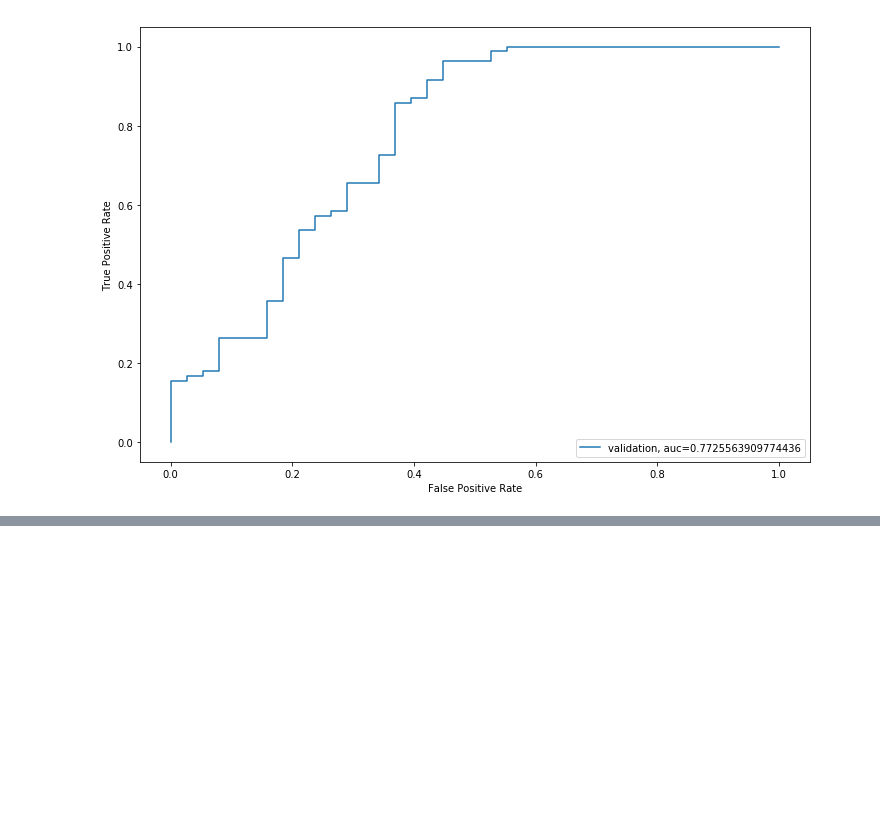
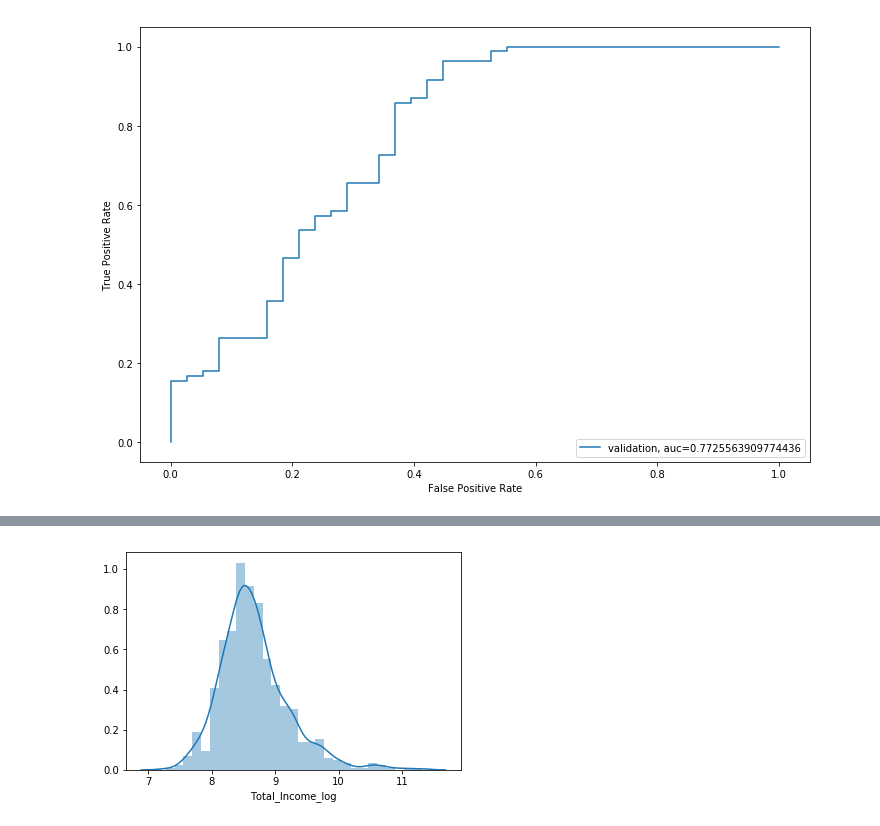
Before and after one commit to ashok-bidani/Analytics-Vidhya-Loan-Prediction-Practice, a Jupyter notebook: Loan_Prediction_Workbook.ipynb, the cells around one changed output, grey strips where cells are left out. Cells and saved outputs as stored; diff of their text form; code cells hidden in the pictures; blank space fills up the shorter version.

```diff
--- a/Loan_Prediction_Workbook.ipynb
+++ b/Loan_Prediction_Workbook.ipynb
@@ -701,0 +720,9 @@ pd.DataFrame(submission, columns=['Loan_ID','Loan_Status']).to_csv('Logistic.csv
+# %%
+# Evidently the distribution is right-skewed (ie, it has a long right tail). We will take the log transformation in order to
+# create a more normal distribution, with a smaller effect by extreme values.
+
+train['Total_Income_log'] = np.log(train['Total_Income'])
+sns.distplot(train['Total_Income_log']);
+test['Total_Income_log'] = np.log(test['Total_Income'])
+# %% [output]
+[figure, added]
```
Also changed, not shown: parts of 7 cells of this notebook.
